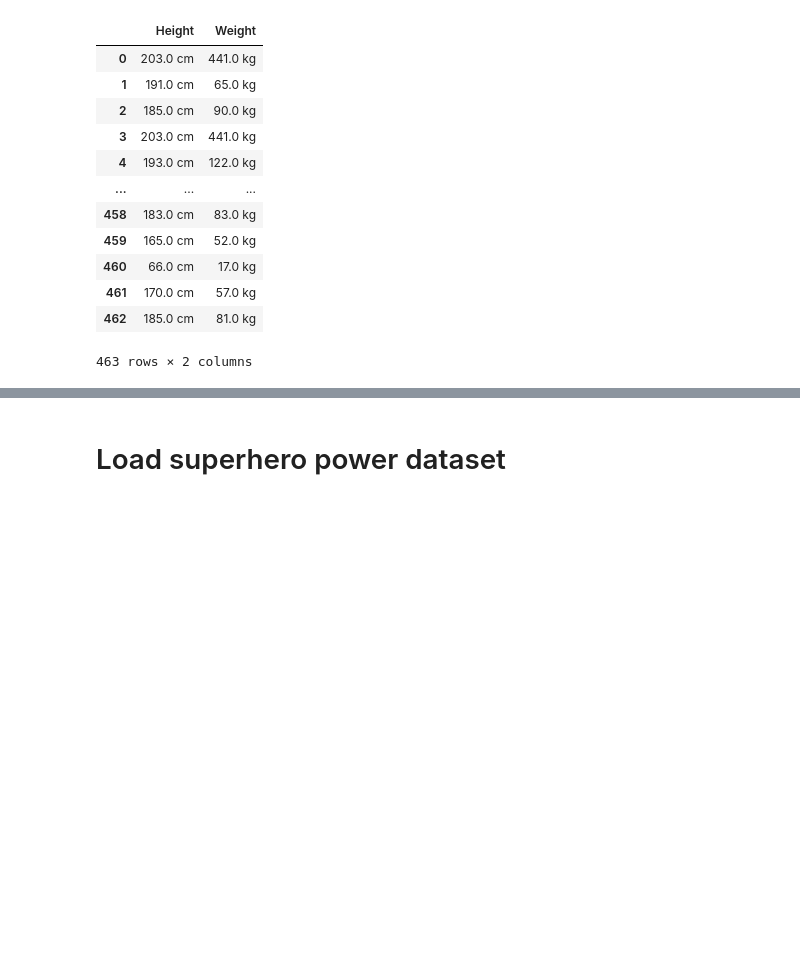
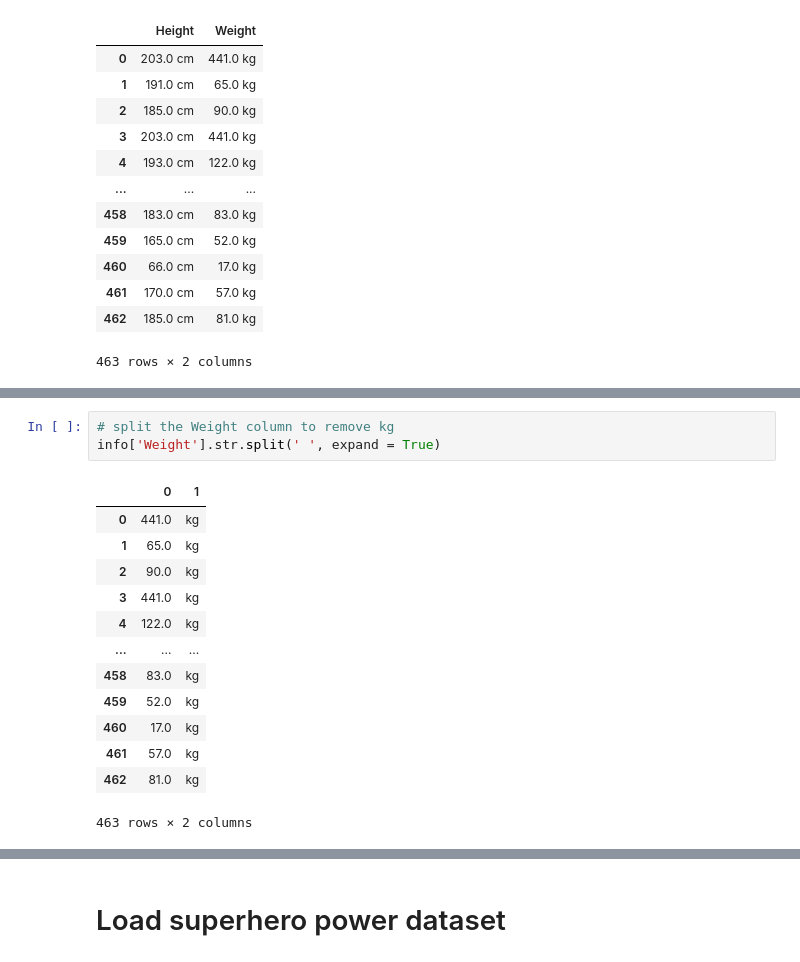
Before and after one commit to shellymduncan/Applying-Advanced-Transformations, a Jupyter notebook: Applying Advanced Transformations .ipynb, the cells around one changed output, grey strips where cells are left out. Drawn from its saved outputs; the diff is of its cells as text; blank space fills up the shorter version.

```diff
--- a/Applying Advanced Transformations .ipynb
+++ b/Applying Advanced Transformations .ipynb
@@ -183,0 +212,17 @@ info.head()
+# %%
+# split the Weight column to remove kg
+info['Weight'].str.split(' ', expand = True)
+# %% [output]
+|  | 0 | 1 |
+| 0 | 441.0 | kg |
+| 1 | 65.0 | kg |
+| 2 | 90.0 | kg |
+| 3 | 441.0 | kg |
+| 4 | 122.0 | kg |
+| ... | ... | ... |
+| 458 | 83.0 | kg |
+| 459 | 52.0 | kg |
+| 460 | 17.0 | kg |
+| 461 | 57.0 | kg |
+| 462 | 81.0 | kg |
+463 rows × 2 columns
```
Also changed, not shown: parts of 8 cells of this notebook.
